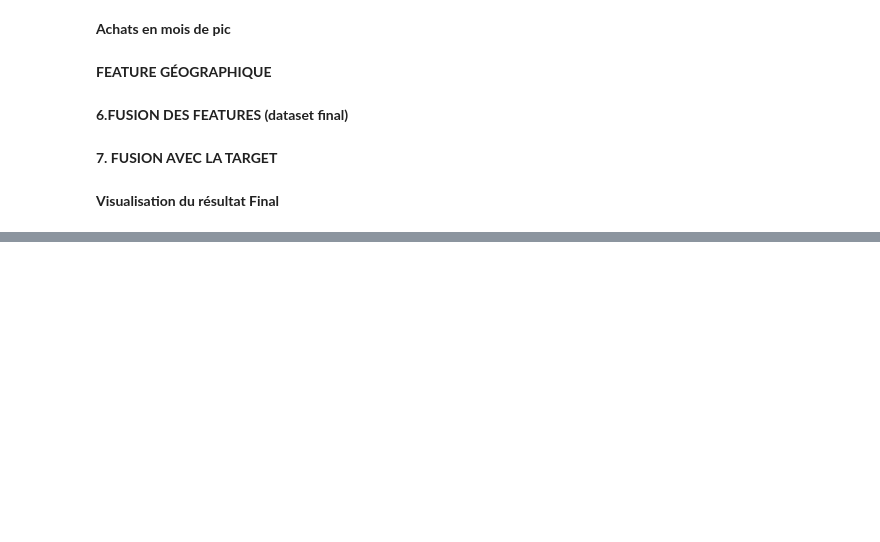
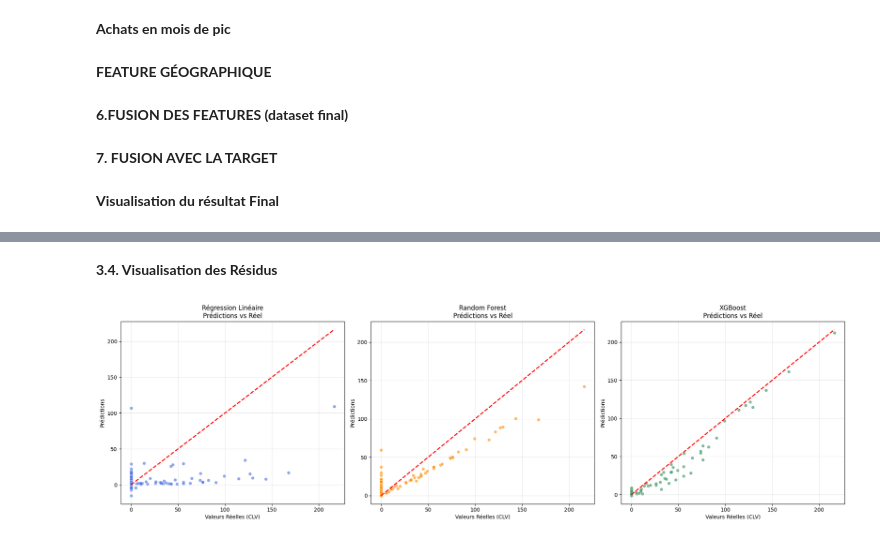
Before and after one commit to fds-imane/Data_Marketing, a Jupyter notebook: data_marketing_part3.ipynb, the cells around one changed output, grey strips where cells are left out. Cells and saved outputs as stored; diff of their text form; code cells hidden in the pictures; blank space fills up the shorter version.

```diff
--- a/data_marketing_part3.ipynb
+++ b/data_marketing_part3.ipynb
@@ -277,0 +303,16 @@ print(dataset_ml.head())
+# %%
+from sklearn.linear_model import LinearRegression
+from sklearn.ensemble import RandomForestRegressor
+from xgboost import XGBRegressor
+
+# Initialisation des modèles demandés
+lr_model = LinearRegression()
+rf_model = RandomForestRegressor(n_estimators=100, random_state=42) # Non-linéarité [cite: 32]
+xgb_model = XGBRegressor(n_estimators=100, learning_rate=0.1, random_state=42) # Performance [cite: 33]
+
+# Entraînement
+lr_model.fit(X_train, y_train)
+rf_model.fit(X_train, y_train)
+xgb_model.fit(X_train, y_train)
+
+print("Modèles entraînés avec succès.")
@@ -277,0 +360,33 @@ print(dataset_ml.head())
+# %% [markdown]
+**3.4. Visualisation des Résidus**
+# %%
+import matplotlib.pyplot as plt
+import seaborn as sns
+
+models_list = [
+    (lr_model, "Régression Linéaire", "royalblue"),
+    (rf_model, "Random Forest", "darkorange"),
+    (xgb_model, "XGBoost", "seagreen")
+]
+
+plt.figure(figsize=(20, 6))
+
+for i, (model, name, color) in enumerate(models_list, 1):
+    preds = model.predict(X_test)
+
+    plt.subplot(1, 3, i)
+    sns.scatterplot(x=y_test, y=preds, alpha=0.6, color=color)
+
+    # Ligne de perfection (y = x)
+    plt.plot([y_test.min(), y_test.max()], [y_test.min(), y_test.max()],
+             color='red', linestyle='--', lw=2)
+
+    plt.title(f"{name}\nPrédictions vs Réel")
+    plt.xlabel("Valeurs Réelles (CLV)")
+    plt.ylabel("Prédictions")
+    plt.grid(True, alpha=0.3)
+
+plt.tight_layout()
+plt.show()
+# %% [output]
+[figure, added]
```
Also changed, not shown: parts of 12 cells of this notebook.
